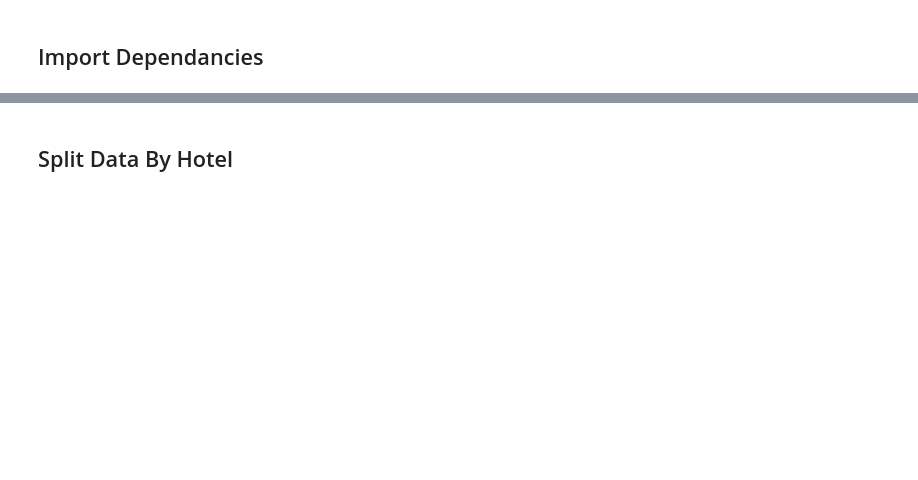
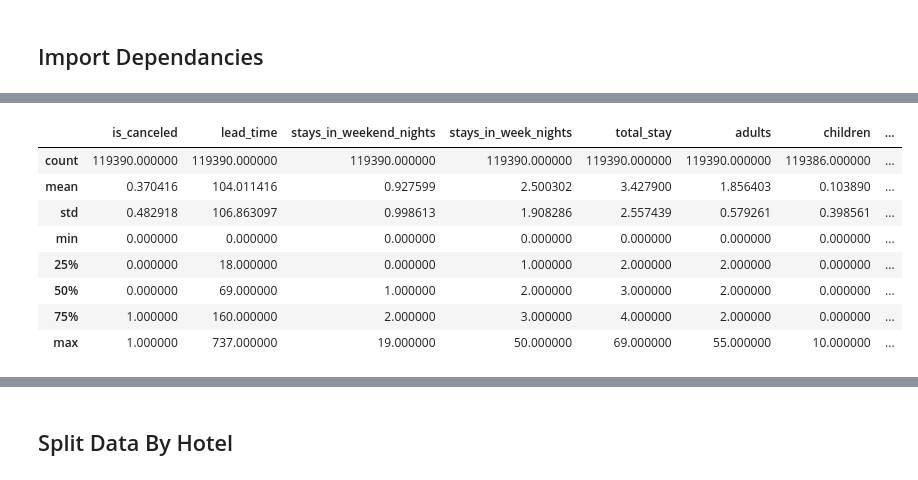
Before and after one commit to taylorsyde/Hotel_Booking, a Jupyter notebook: Dev/PreProcessing.ipynb, the cells around one changed output, grey strips where cells are left out. Cells and saved outputs as stored; diff of their text form; code cells hidden in the pictures; blank space fills up the shorter version.

```diff
--- a/Dev/PreProcessing.ipynb
+++ b/Dev/PreProcessing.ipynb
@@ -34,0 +47,12 @@ Index(['hotel', 'is_canceled', 'lead_time', 'arrival_date_year',
+# %%
+data_df.describe()
+# %% [output]
+|  | is_canceled | lead_time | stays_in_weekend_nights | stays_in_week_nights | total_stay | adults | children | ... |
+| count | 119390.000000 | 119390.000000 | 119390.000000 | 119390.000000 | 119390.000000 | 119390.000000 | 119386.000000 | ... |
+| mean | 0.370416 | 104.011416 | 0.927599 | 2.500302 | 3.427900 | 1.856403 | 0.103890 | ... |
+| std | 0.482918 | 106.863097 | 0.998613 | 1.908286 | 2.557439 | 0.579261 | 0.398561 | ... |
+| min | 0.000000 | 0.000000 | 0.000000 | 0.000000 | 0.000000 | 0.000000 | 0.000000 | ... |
+| 25% | 0.000000 | 18.000000 | 0.000000 | 1.000000 | 2.000000 | 2.000000 | 0.000000 | ... |
+| 50% | 0.000000 | 69.000000 | 1.000000 | 2.000000 | 3.000000 | 2.000000 | 0.000000 | ... |
+| 75% | 1.000000 | 160.000000 | 2.000000 | 3.000000 | 4.000000 | 2.000000 | 0.000000 | ... |
+| max | 1.000000 | 737.000000 | 19.000000 | 50.000000 | 69.000000 | 55.000000 | 10.000000 | ... |
```
Also changed, not shown: parts of 21 cells of this notebook.
